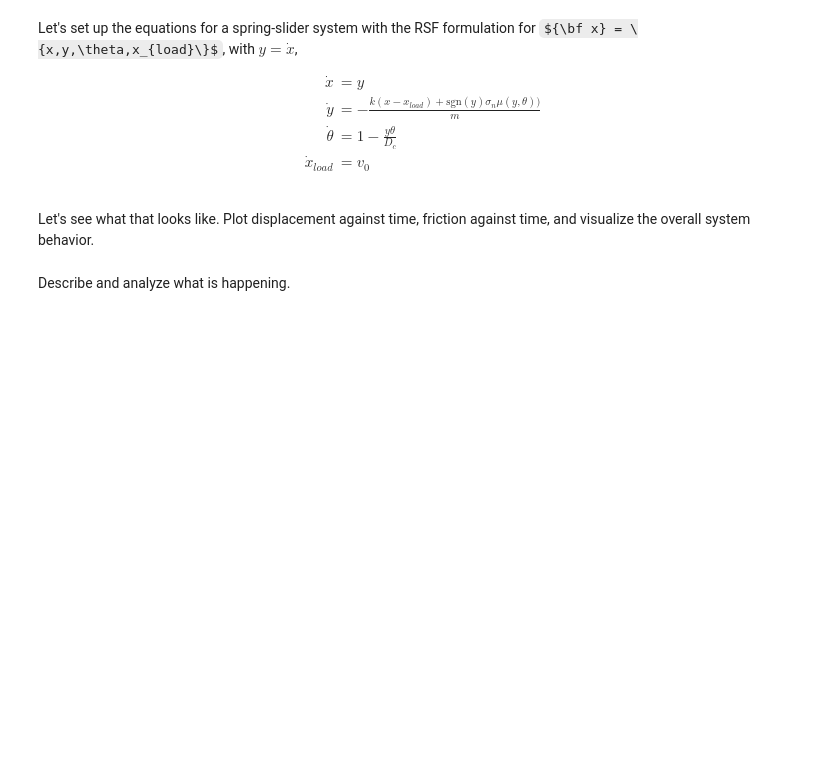
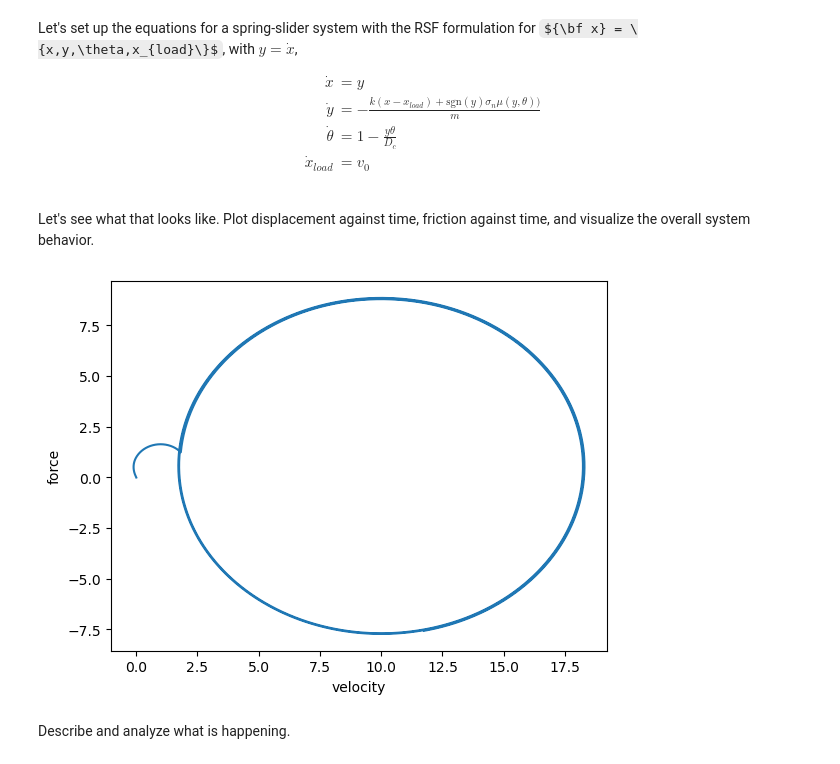
Before and after one commit to dunyuliu/Earth_From_Lab_To_Planet_Tutorials, a Jupyter notebook: Module2.1_RateStateFriction_teaching.ipynb, the cells around one changed output. Saved outputs shown, nothing was run; the diff lists cells and outputs as text; code cells hidden in the pictures; some formulas as TeX source; blank space fills up the shorter version.

```diff
--- a/Module2.1_RateStateFriction_teaching.ipynb
+++ b/Module2.1_RateStateFriction_teaching.ipynb
@@ -185,16 +188,20 @@ def dxdt(x, t, m,k,mu_0,a,b,Dc,v0,sn):
 Let's see what that looks like. Plot displacement against time, friction against time, and visualize the overall system behavior.
 # %%
 par        = rs_parameters()
-x0=[0,par.v0,par.Dc/par.v0,0]
+x0=[0.01,0.01,0.01,0]
 tmax=20
 nsteps = 4000
 t = np.linspace(0,tmax,nsteps)
-par.k=10;par.m=.1;par.sn=1e2;par.v0=1e2;
+par.k=1;par.m=1;par.sn=1;par.v0=1;
 x   = ode_solver_scipy(x0,t,par)
 
 displacement=x[:,0];velocity=x[:,1];state=x[:,2];loadpoint_displacement=x[:,3]
+
 force = par.k*(loadpoint_displacement-displacement) # loading force
 fric = rs_friction(par.mu_0,velocity,par.v0,par.a,par.b,par.Dc,state)
+plt.plot(velocity,force);plt.xlabel('velocity');plt.ylabel('force');plt.show()
+# %% [output]
+[figure, added]
 # %% [markdown]
 Describe and analyze what is happening.
 # %% [markdown]
```
Also changed, not shown: parts of 5 cells of this notebook, 2 other files.
